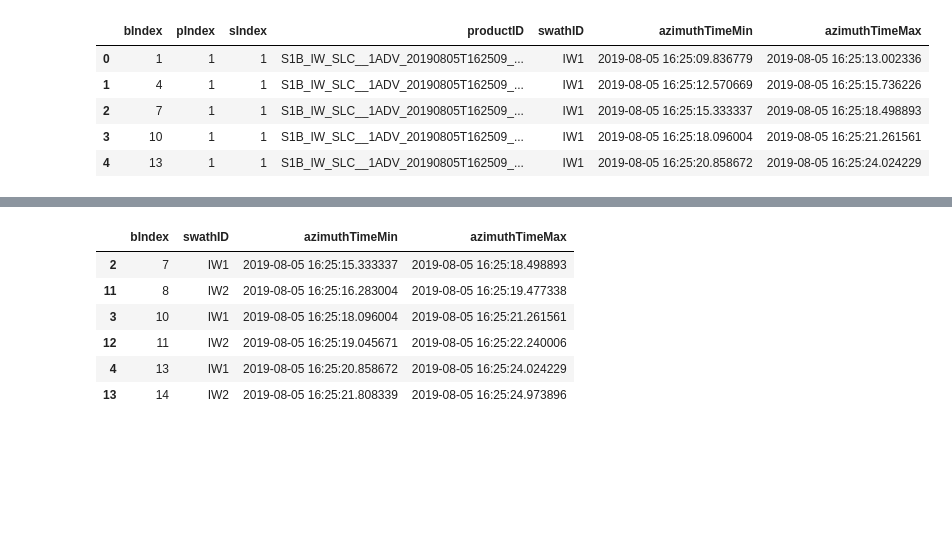
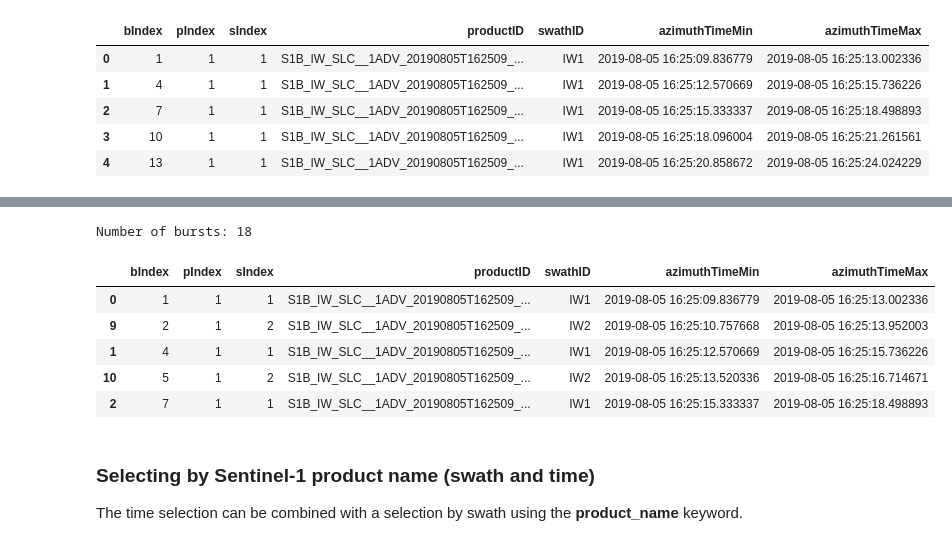
Before and after one commit to s1tools/s1-etad, a Jupyter notebook: dlr_etad.ipynb, the cells around one changed output, grey strips where cells are left out. Cells and saved outputs as stored; diff of their text form; code cells hidden in the pictures; blank space fills up the shorter version.

```diff
--- a/dlr_etad.ipynb
+++ b/dlr_etad.ipynb
@@ -36,23 +129,16 @@ eta_.burst_catalogue.head()
 # %%
-#Example of filtering by time
-# it gives all the burst
-from dateutil import parser
+first_time = parser.parse('2019-08-05T16:25:00.117898')
+last_time =  parser.parse('2019-08-05T16:25:40.117899')
 
-first_time = parser.parse('2019-08-05T16:25:15.117898')
-last_time =  parser.parse('2019-08-05T16:25:45.117899')
-#query the catalgues for of all the swaths
-df = eta_.query_burst(first_time=first_time, last_time=last_time)
-df[['bIndex', 'swathID','azimuthTimeMin', 'azimuthTimeMax']]
-
-
-#query the catalgues for a subset of the swaths
+#query the catalogue for a subset of the swaths
 df = eta_.query_burst(first_time=first_time, last_time=last_time, swath=['IW1', 'IW2'])
-df[['bIndex', 'swathID','azimuthTimeMin', 'azimuthTimeMax']]
+print(f"Number of bursts: {len(df)}")
+df.head()
 # %% [output]
+Number of bursts: 18
-|  | bIndex | swathID | azimuthTimeMin | azimuthTimeMax |
-| 2 | 7 | IW1 | 2019-08-05 16:25:15.333337 | 2019-08-05 16:25:18.498893 |
-| 11 | 8 | IW2 | 2019-08-05 16:25:16.283004 | 2019-08-05 16:25:19.477338 |
-| 3 | 10 | IW1 | 2019-08-05 16:25:18.096004 | 2019-08-05 16:25:21.261561 |
-| 12 | 11 | IW2 | 2019-08-05 16:25:19.045671 | 2019-08-05 16:25:22.240006 |
-| 4 | 13 | IW1 | 2019-08-05 16:25:20.858672 | 2019-08-05 16:25:24.024229 |
-| 13 | 14 | IW2 | 2019-08-05 16:25:21.808339 | 2019-08-05 16:25:24.973896 |
+|  | bIndex | pIndex | sIndex | productID | swathID | azimuthTimeMin | azimuthTimeMax |
+| 0 | 1 | 1 | 1 | S1B_IW_SLC__1ADV_20190805T162509_... | IW1 | 2019-08-05 16:25:09.836779 | 2019-08-05 16:25:13.002336 |
+| 9 | 2 | 1 | 2 | S1B_IW_SLC__1ADV_20190805T162509_... | IW2 | 2019-08-05 16:25:10.757668 | 2019-08-05 16:25:13.952003 |
+| 1 | 4 | 1 | 1 | S1B_IW_SLC__1ADV_20190805T162509_... | IW1 | 2019-08-05 16:25:12.570669 | 2019-08-05 16:25:15.736226 |
+| 10 | 5 | 1 | 2 | S1B_IW_SLC__1ADV_20190805T162509_... | IW2 | 2019-08-05 16:25:13.520336 | 2019-08-05 16:25:16.714671 |
+| 2 | 7 | 1 | 1 | S1B_IW_SLC__1ADV_20190805T162509_... | IW1 | 2019-08-05 16:25:15.333337 | 2019-08-05 16:25:18.498893 |
@@ -118,0 +145,3 @@ etaf_burst_footprint
+# %% [markdown]
+### Selecting by Sentinel-1 product name (swath and time)
+The time selection can be combined with a selection by swath using the __product_name__ keyword.
```
Also changed, not shown: parts of 23 cells of this notebook.
